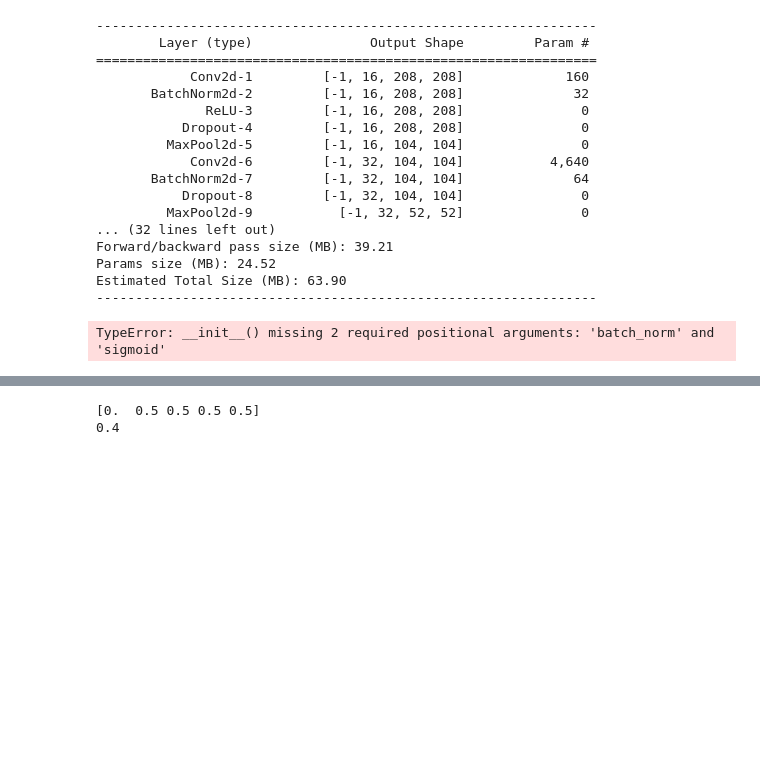
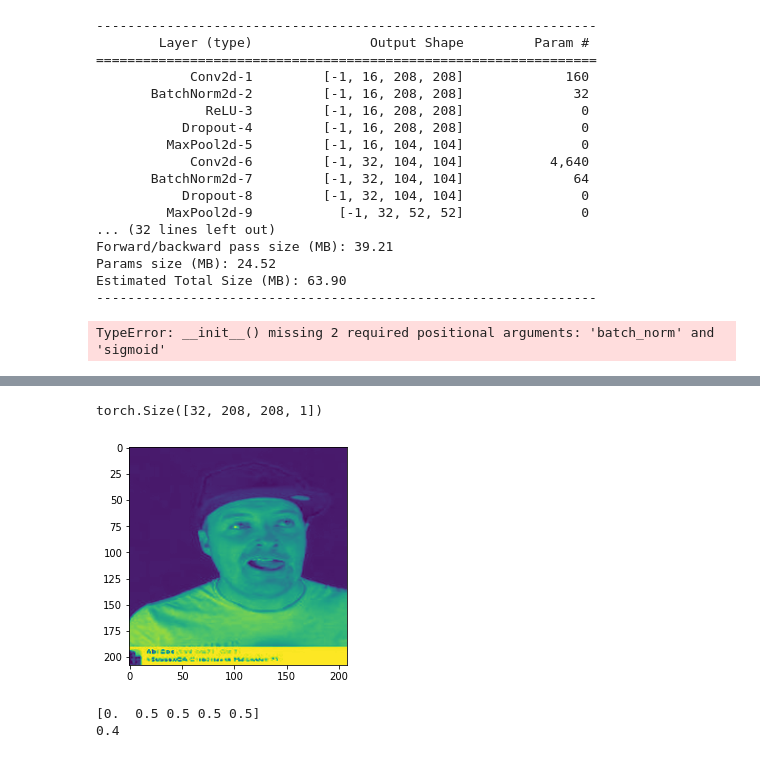
Before and after one commit to Krl1/PersonalityPyTorch, a Jupyter notebook: test_model.ipynb, the cells around one changed output, grey strips where cells are left out. Drawn from its saved outputs; the diff is of its cells as text; code cells hidden in the pictures; blank space fills up the shorter version.

```diff
--- a/test_model.ipynb
+++ b/test_model.ipynb
@@ -59,3 +59,12 @@ Error: Canceled future for execute_request message before replies were done
+# %%
+from matplotlib import pyplot as plt
+for batch in tqdm(dm.val_dataloader()):
+    print(batch['normalized'].shape)
+    plt.imshow(batch['normalized'][0])
+    break
+# %% [output]
+torch.Size([32, 208, 208, 1])
+[figure, added]
 # %%
 acc_class_global_12 = np.zeros(5)
 acc_class_global_47 = np.zeros(5)
```
Also changed, not shown: parts of 1 cell of this notebook, 3 other files.
